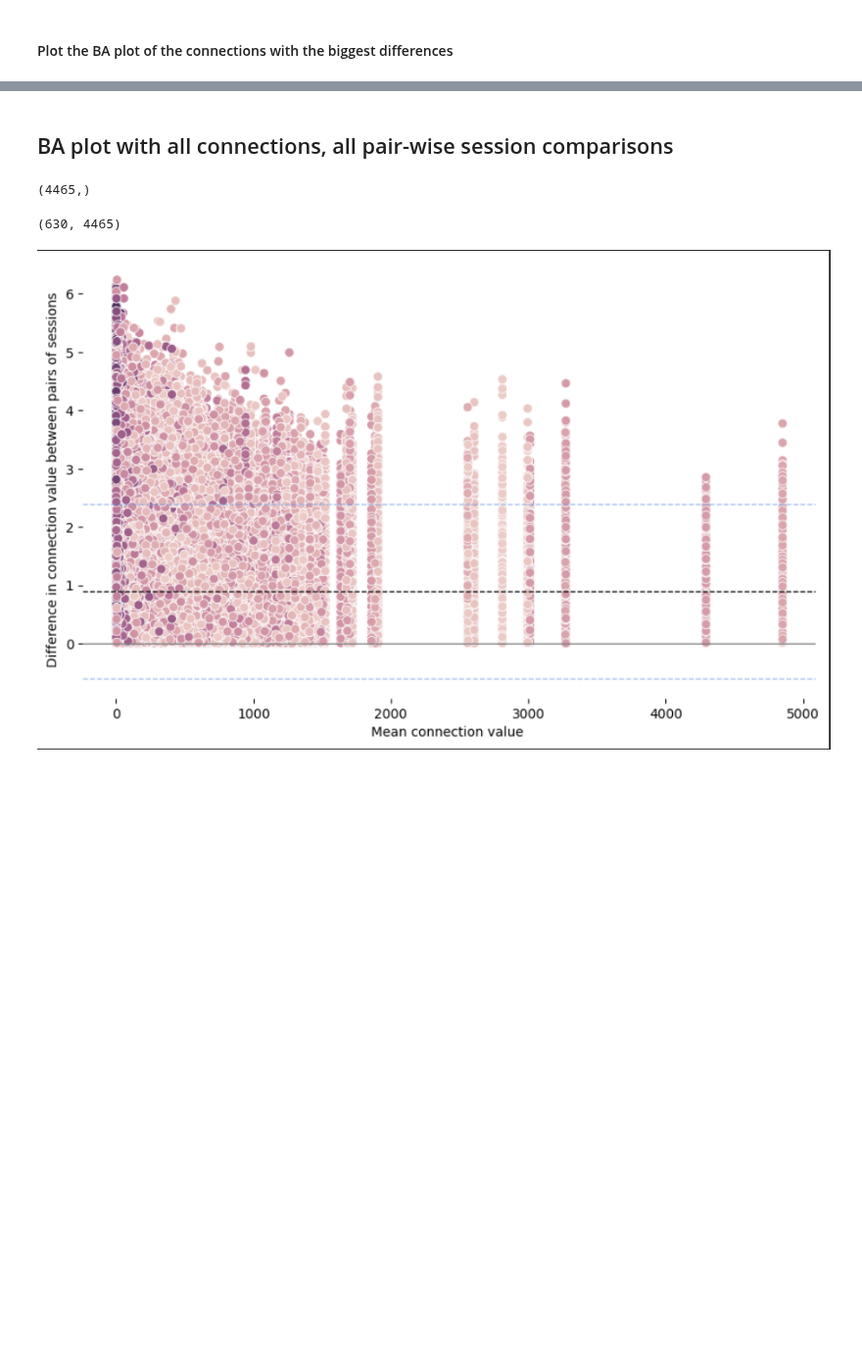
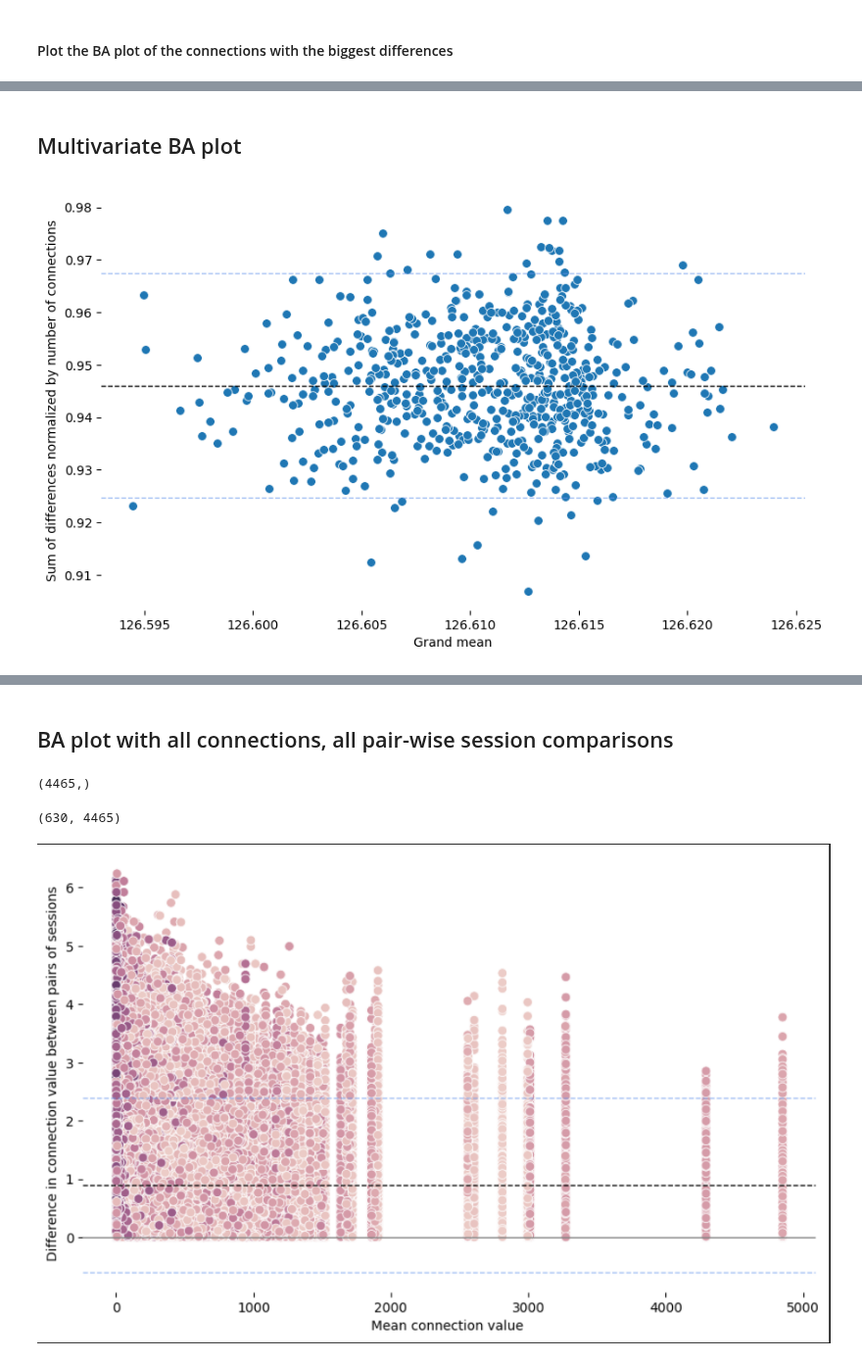
Before and after one commit to oesteban/hcph-sops, a Jupyter notebook: docs/analysis/ba_plot_sc.ipynb, the cells around one changed output, grey strips where cells are left out. Shown at 98% size. Drawn from its saved outputs; the diff is of its cells as text; code cells hidden in the pictures; blank space fills up the shorter version.

```diff
--- a/docs/analysis/ba_plot_sc.ipynb
+++ b/docs/analysis/ba_plot_sc.ipynb
@@ -232,0 +282,13 @@ for conn in max_indices[1]:
+# %% [markdown]
+## Multivariate BA plot
+# %%
+sum_diff = np.sum(sessions_subtractions, axis=1)
+sum_diff /= SC_matrices_tril.shape[1]
+# Grand mean of SC values in pairs of SC matrices
+grand_mean = np.mean(sessions_means, axis=1)
+assert sum_diff.shape == (num_sub,)
+assert grand_mean.shape == (num_sub,)
+
+ba_plot(diff=sum_diff, mean=grand_mean, xlabel= "Grand mean", ylabel="Sum of differences normalized by number of connections")
+# %% [output]
+[figure, added]
```
Also changed, not shown: parts of 17 cells of this notebook, 2 other files.
